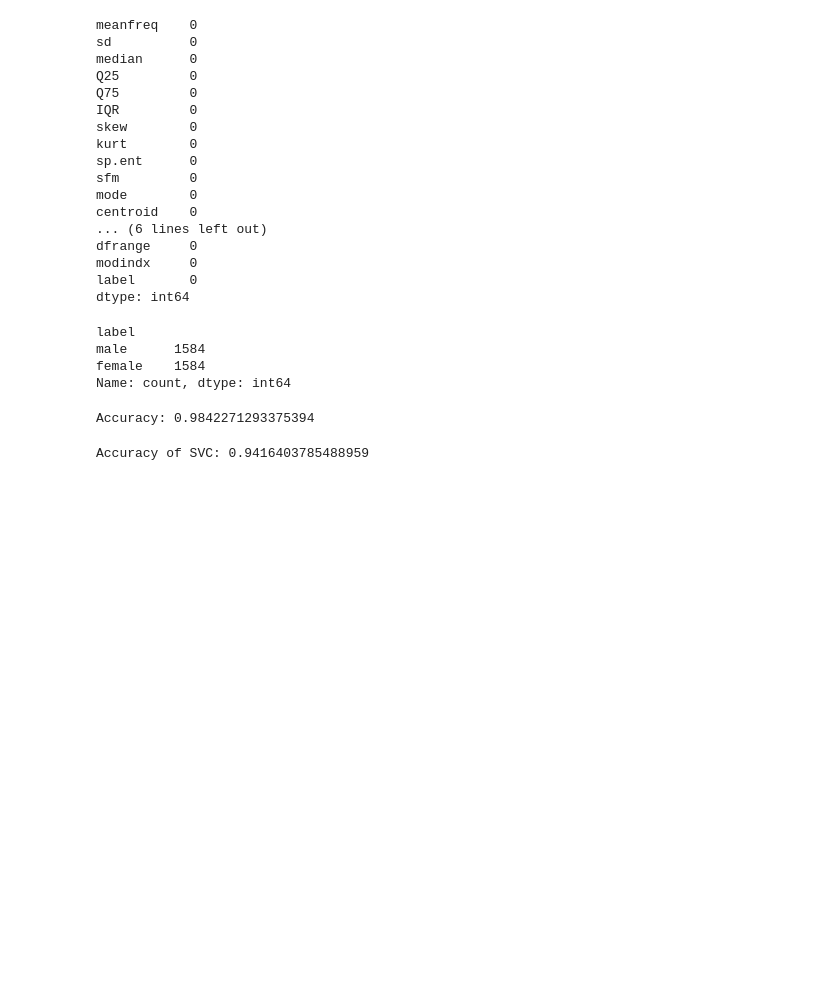
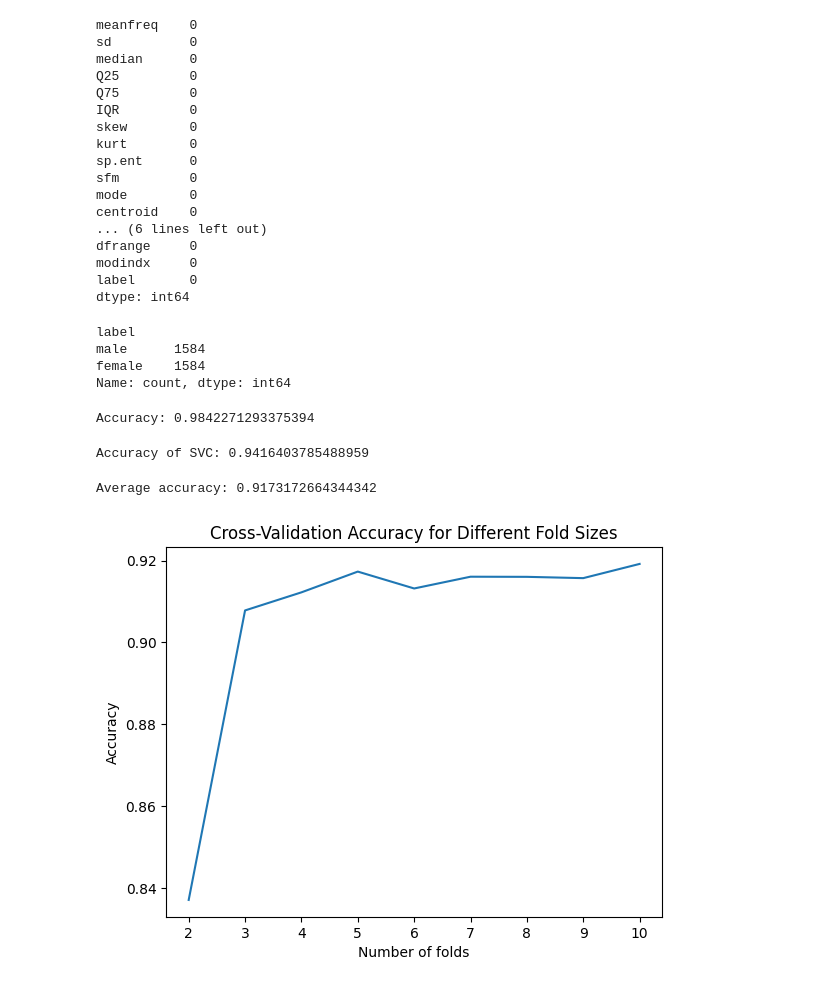
Before and after one commit to 7Mdk7/my_project, a Jupyter notebook: project_5.ipynb, the cells around one changed output. Drawn from its saved outputs; the diff is of its cells as text; code cells hidden in the pictures; blank space fills up the shorter version.

```diff
--- a/project_5.ipynb
+++ b/project_5.ipynb
@@ -117,3 +117,34 @@ accuracy_svc = accuracy_score(y_test, y_pred_svc)
 print("Accuracy of SVC:", accuracy_svc)
 # %% [output]
 Accuracy of SVC: 0.9416403785488959
+# %%
+# prompt: validation with svc
+
+from sklearn.model_selection import cross_val_score
+
+# Perform cross-validation with 5 folds
+scores = cross_val_score(model_svc, X, y, cv=5)
+
+# Print the average accuracy
+print("Average accuracy:", scores.mean())
+# %% [output]
+Average accuracy: 0.9173172664344342
+# %%
+# prompt: Visual display of validation in Different cv
+
+import matplotlib.pyplot as plt
+
+# Create a list of cross-validation fold sizes
+cv_sizes = range(2, 11)
+
+# Calculate cross-validation scores for each fold size
+scores = [cross_val_score(model_svc, X, y, cv=i).mean() for i in cv_sizes]
+
+# Plot the cross-validation scores against the fold sizes
+plt.plot(cv_sizes, scores)
+plt.xlabel("Number of folds")
+plt.ylabel("Accuracy")
+plt.title("Cross-Validation Accuracy for Different Fold Sizes")
+plt.show()
+# %% [output]
+[figure, added]
```
